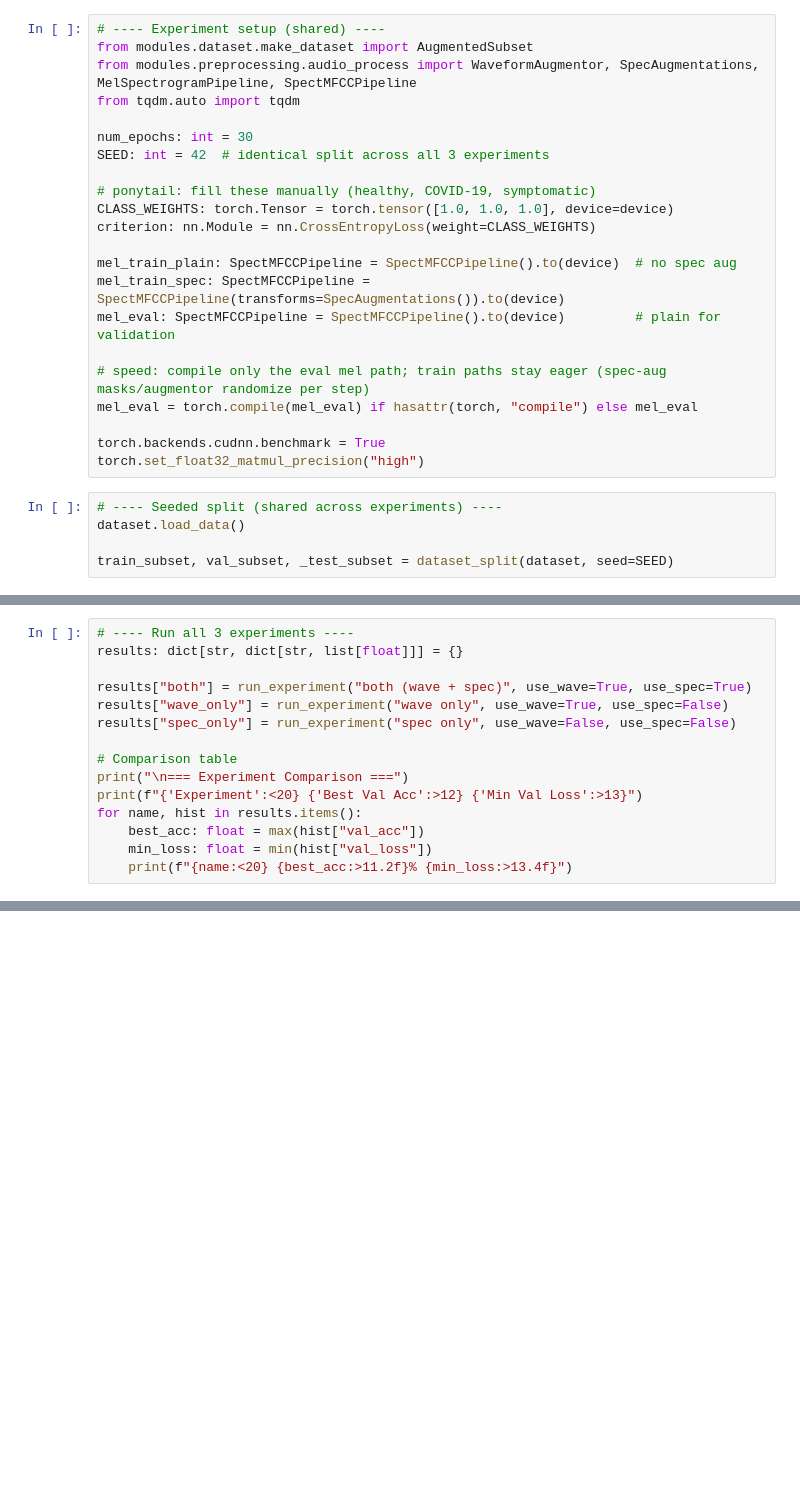
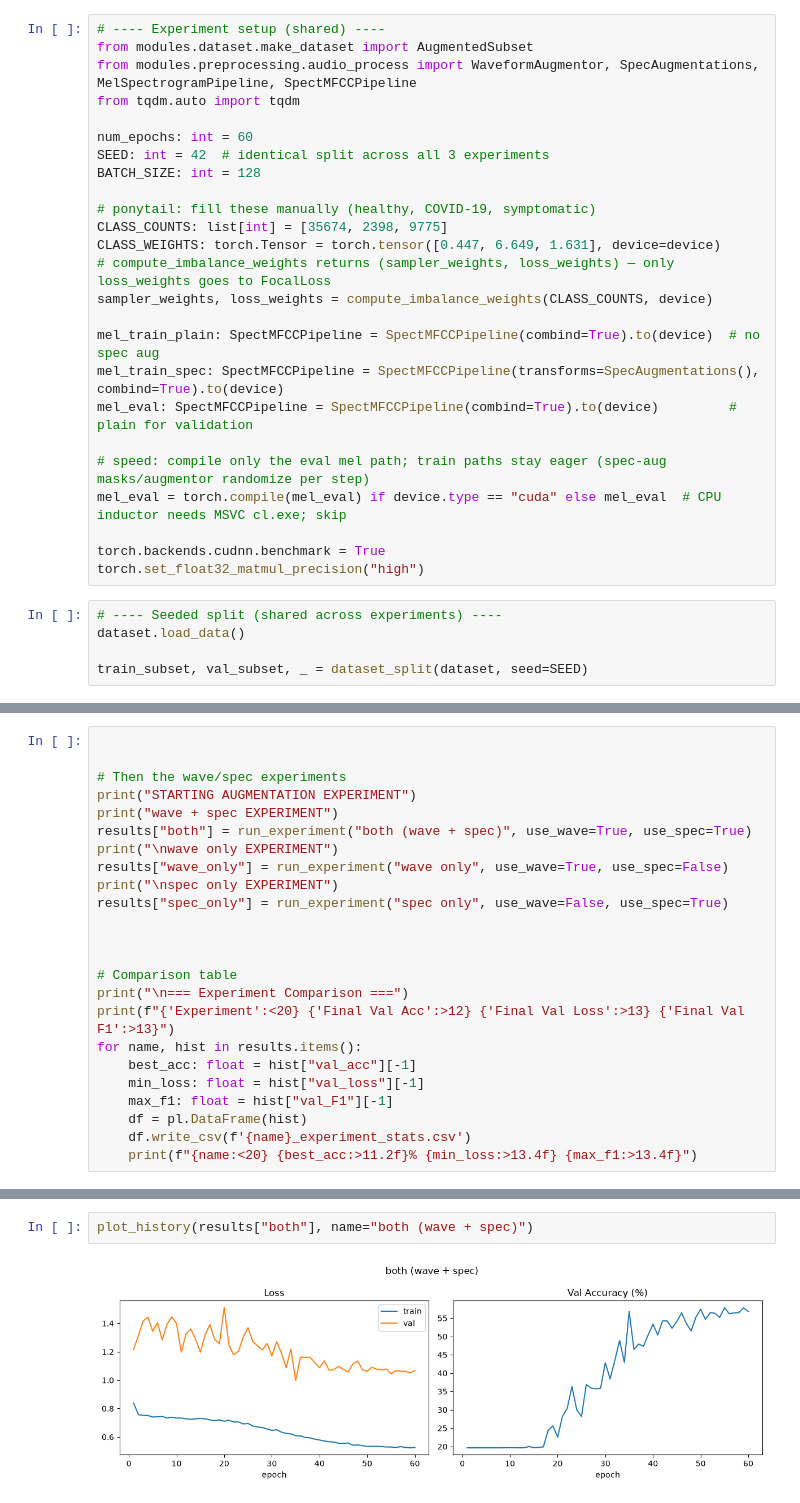
Before and after one commit to loafthecomputerphile/Senior_Design, a Jupyter notebook: project_notebooks/neural_network.ipynb, the cells around one changed output, grey strips where cells are left out. Drawn from its saved outputs; the diff is of its cells as text; blank space fills up the shorter version.

```diff
--- a/project_notebooks/neural_network.ipynb
+++ b/project_notebooks/neural_network.ipynb
@@ -109,19 +45,22 @@ from modules.dataset.make_dataset import AugmentedSubset
 from modules.preprocessing.audio_process import WaveformAugmentor, SpecAugmentations, MelSpectrogramPipeline, SpectMFCCPipeline
 from tqdm.auto import tqdm
 
-num_epochs: int = 30
+num_epochs: int = 60
 SEED: int = 42  # identical split across all 3 experiments
+BATCH_SIZE: int = 128
 
 # ponytail: fill these manually (healthy, COVID-19, symptomatic)
-CLASS_WEIGHTS: torch.Tensor = torch.tensor([1.0, 1.0, 1.0], device=device)
-criterion: nn.Module = nn.CrossEntropyLoss(weight=CLASS_WEIGHTS)
+CLASS_COUNTS: list[int] = [35674, 2398, 9775]
+CLASS_WEIGHTS: torch.Tensor = torch.tensor([0.447, 6.649, 1.631], device=device)
+# compute_imbalance_weights returns (sampler_weights, loss_weights) — only loss_weights goes to FocalLoss
+sampler_weights, loss_weights = compute_imbalance_weights(CLASS_COUNTS, device)
 
-mel_train_plain: SpectMFCCPipeline = SpectMFCCPipeline().to(device)  # no spec aug
-mel_train_spec: SpectMFCCPipeline = SpectMFCCPipeline(transforms=SpecAugmentations()).to(device)
-mel_eval: SpectMFCCPipeline = SpectMFCCPipeline().to(device)         # plain for validation
+mel_train_plain: SpectMFCCPipeline = SpectMFCCPipeline(combind=True).to(device)  # no spec aug
+mel_train_spec: SpectMFCCPipeline = SpectMFCCPipeline(transforms=SpecAugmentations(), combind=True).to(device)
+mel_eval: SpectMFCCPipeline = SpectMFCCPipeline(combind=True).to(device)         # plain for validation
 
 # speed: compile only the eval mel path; train paths stay eager (spec-aug masks/augmentor randomize per step)
-mel_eval = torch.compile(mel_eval) if hasattr(torch, "compile") else mel_eval
+mel_eval = torch.compile(mel_eval) if device.type == "cuda" else mel_eval  # CPU inductor needs MSVC cl.exe; skip
 
 torch.backends.cudnn.benchmark = True
 torch.set_float32_matmul_precision("high")
@@ -129,4 +68,4 @@ torch.set_float32_matmul_precision("high")
 # ---- Seeded split (shared across experiments) ----
 dataset.load_data()
 
-train_subset, val_subset, _test_subset = dataset_split(dataset, seed=SEED)
+train_subset, val_subset, _ = dataset_split(dataset, seed=SEED)
@@ -222,15 +240,24 @@ def run_experiment(name: str, use_wave: bool, use_spec: bool) -> dict[str, list[
 # %%
-# ---- Run all 3 experiments ----
-results: dict[str, dict[str, list[float]]] = {}
 
+
+# Then the wave/spec experiments
+print("STARTING AUGMENTATION EXPERIMENT")
+print("wave + spec EXPERIMENT")
 results["both"] = run_experiment("both (wave + spec)", use_wave=True, use_spec=True)
+print("\nwave only EXPERIMENT")
 results["wave_only"] = run_experiment("wave only", use_wave=True, use_spec=False)
-results["spec_only"] = run_experiment("spec only", use_wave=False, use_spec=False)
+print("\nspec only EXPERIMENT")
+results["spec_only"] = run_experiment("spec only", use_wave=False, use_spec=True)
+
+
 
 # Comparison table
 print("\n=== Experiment Comparison ===")
-print(f"{'Experiment':<20} {'Best Val Acc':>12} {'Min Val Loss':>13}")
+print(f"{'Experiment':<20} {'Final Val Acc':>12} {'Final Val Loss':>13} {'Final Val F1':>13}")
 for name, hist in results.items():
-    best_acc: float = max(hist["val_acc"])
-    min_loss: float = min(hist["val_loss"])
-    print(f"{name:<20} {best_acc:>11.2f}% {min_loss:>13.4f}")
+    best_acc: float = hist["val_acc"][-1]
+    min_loss: float = hist["val_loss"][-1]
+    max_f1: float = hist["val_F1"][-1]
+    df = pl.DataFrame(hist)
+    df.write_csv(f'{name}_experiment_stats.csv')
+    print(f"{name:<20} {best_acc:>11.2f}% {min_loss:>13.4f} {max_f1:>13.4f}")
@@ -236,0 +266,4 @@ for name, hist in results.items():
+# %%
+plot_history(results["both"], name="both (wave + spec)")
+# %% [output]
+[figure, added]
```
Also changed, not shown: parts of 25 cells of this notebook, 17 other files.
